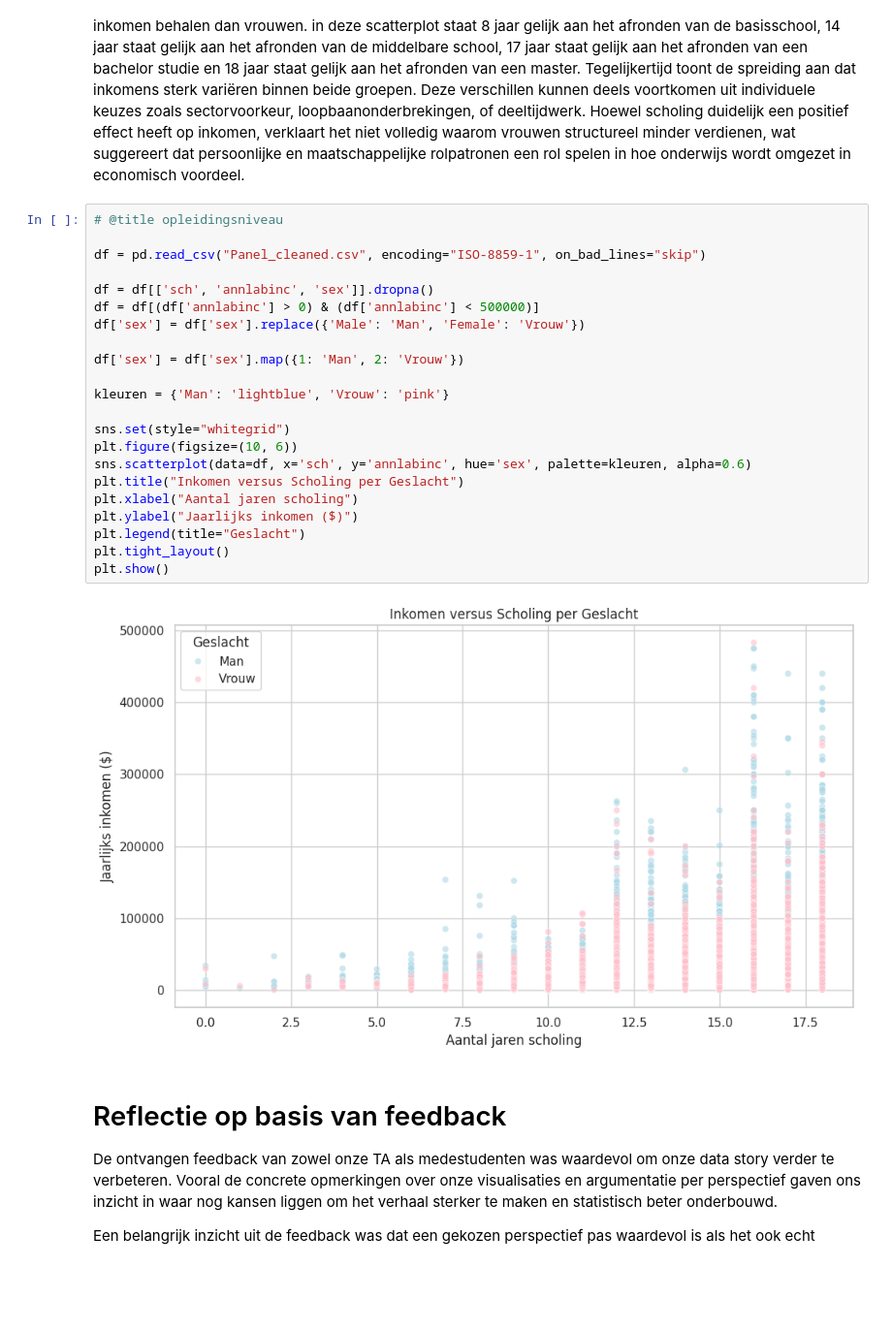
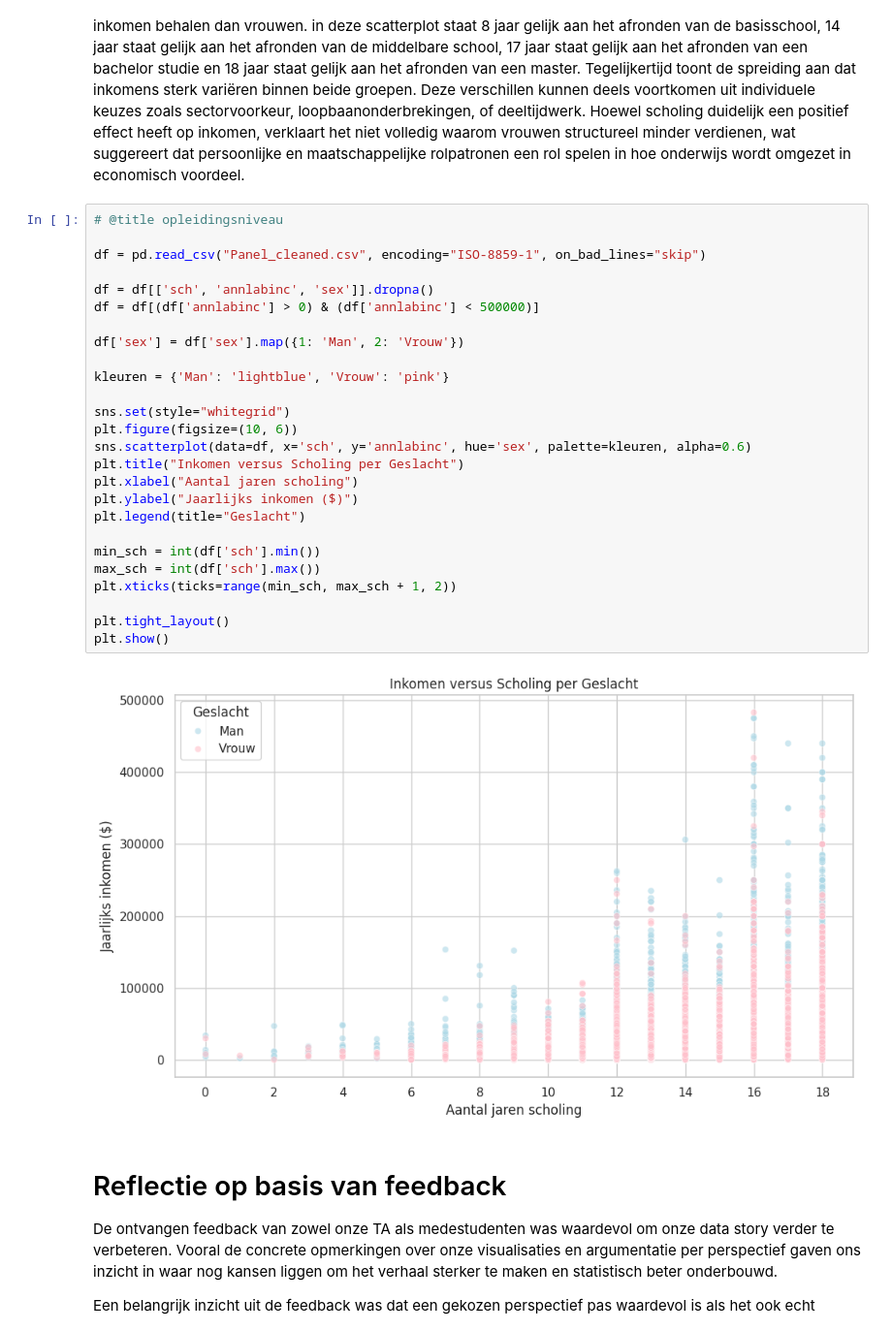
Before and after one commit to EelkjeTalsma/Information-Visualization, a Jupyter notebook: docs/home.ipynb, the cells around one changed output. Shown: that part at 97% size. Saved outputs shown, nothing was run; the diff lists cells and outputs as text; blank space fills up the shorter version.

```diff
--- a/docs/home.ipynb
+++ b/docs/home.ipynb
@@ -450,27 +451,31 @@ De scatterplot laat zien dat bij een vergelijkbaar opleidingsniveau mannen gemid
 # %%
 # @title opleidingsniveau
 
 df = pd.read_csv("Panel_cleaned.csv", encoding="ISO-8859-1", on_bad_lines="skip")
 
 df = df[['sch', 'annlabinc', 'sex']].dropna()
 df = df[(df['annlabinc'] > 0) & (df['annlabinc'] < 500000)]
-df['sex'] = df['sex'].replace({'Male': 'Man', 'Female': 'Vrouw'})
 
 df['sex'] = df['sex'].map({1: 'Man', 2: 'Vrouw'})
 
 kleuren = {'Man': 'lightblue', 'Vrouw': 'pink'}
 
 sns.set(style="whitegrid")
 plt.figure(figsize=(10, 6))
 sns.scatterplot(data=df, x='sch', y='annlabinc', hue='sex', palette=kleuren, alpha=0.6)
 plt.title("Inkomen versus Scholing per Geslacht")
 plt.xlabel("Aantal jaren scholing")
 plt.ylabel("Jaarlijks inkomen ($)")
 plt.legend(title="Geslacht")
+
+min_sch = int(df['sch'].min())
+max_sch = int(df['sch'].max())
+plt.xticks(ticks=range(min_sch, max_sch + 1, 2))
+
 plt.tight_layout()
 plt.show()
 # %% [output]
-[figure, old version]
+[figure, new version]
 # %% [markdown]
 # Reflectie op basis van feedback
 De ontvangen feedback van zowel onze TA als medestudenten was waardevol om onze data story verder te verbeteren. Vooral de concrete opmerkingen over onze visualisaties en argumentatie per perspectief gaven ons inzicht in waar nog kansen liggen om het verhaal sterker te maken en statistisch beter onderbouwd.
```
Also changed, not shown: parts of 3 cells of this notebook, 10 other files.
